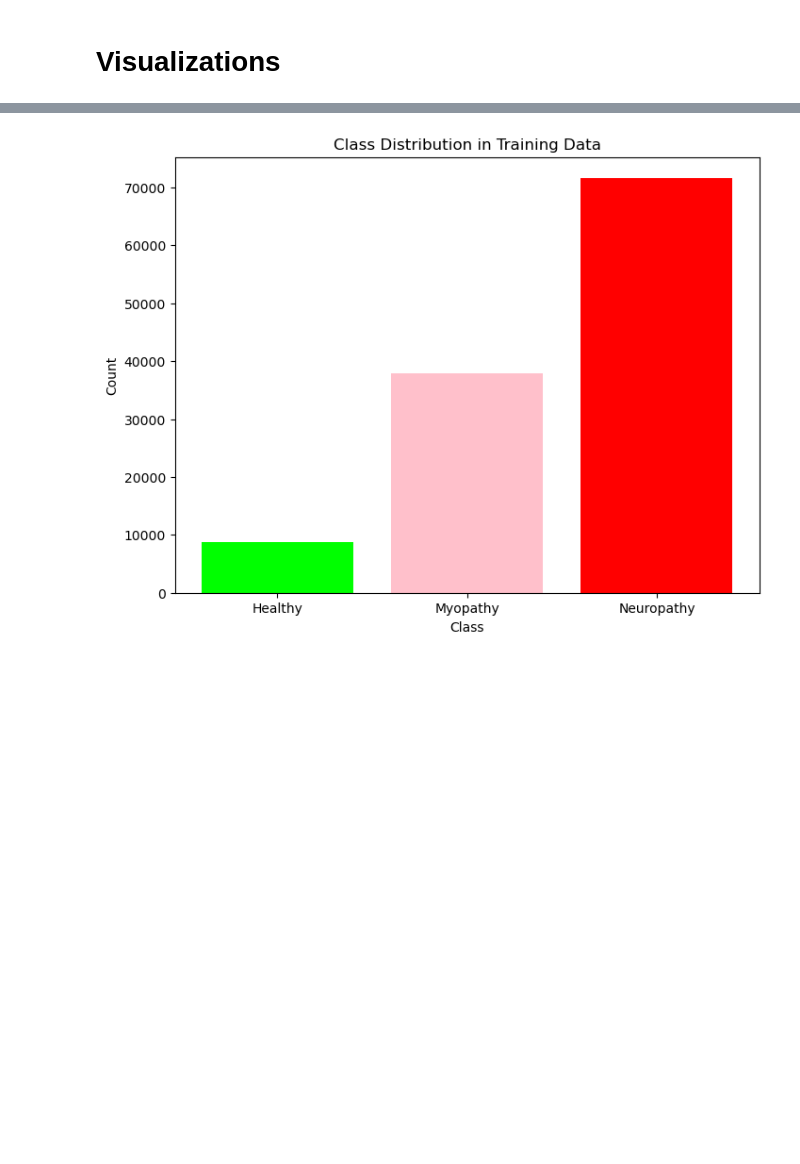
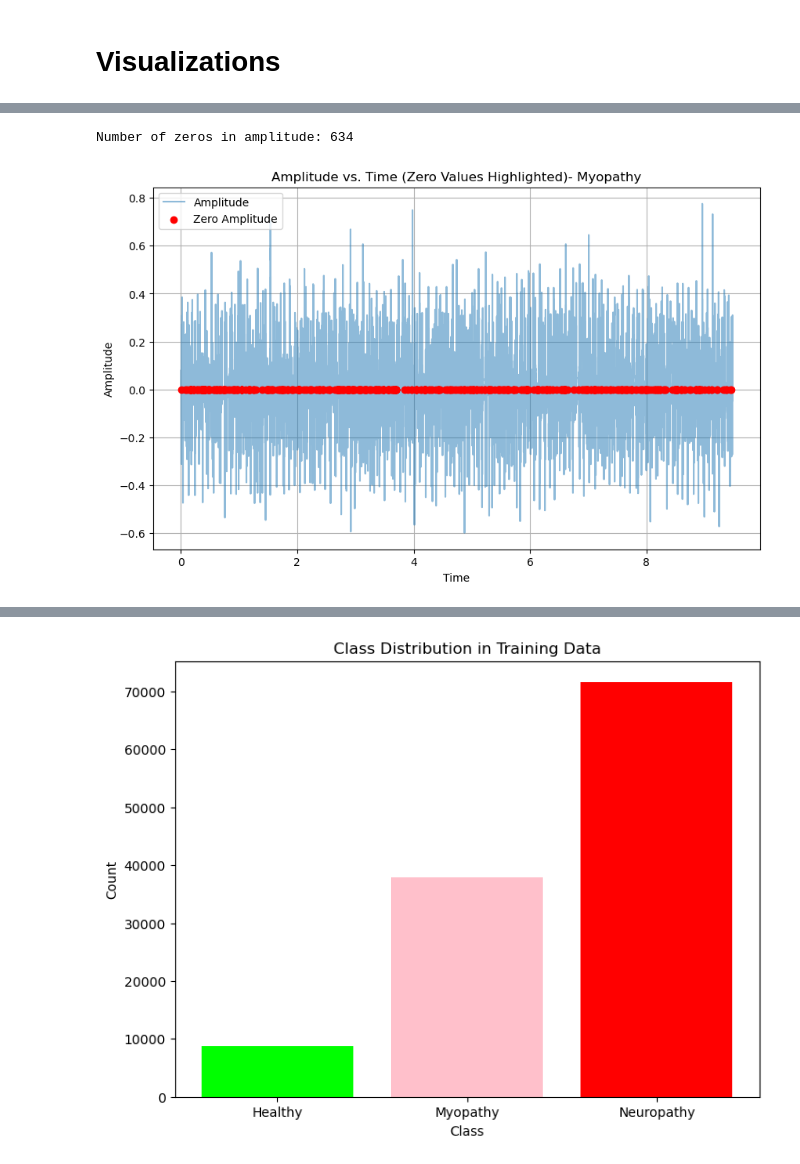
Before and after one commit to Kgopolang/Nerve-Damage-Analysis, a Jupyter notebook: NerveDamageAnalysis.ipynb, the cells around one changed output, grey strips where cells are left out. Saved outputs shown, nothing was run; the diff lists cells and outputs as text; code cells hidden in the pictures; blank space fills up the shorter version.

```diff
--- a/NerveDamageAnalysis.ipynb
+++ b/NerveDamageAnalysis.ipynb
@@ -59,0 +106,2 @@ dtype: object
+# %%
+patient2_data = load_check_and_clean('emg_myopathy.txt')
@@ -163,0 +272,22 @@ train_patient3.describe()
+# %%
+# Count the number of zeros in the 'amplitude' column
+zero_count = (train_patient2['amplitude'] == 0).sum()
+print(f"Number of zeros in amplitude: {zero_count}")
+
+# Filter rows where amplitude is zero
+zero_rows = train_patient2[train_patient2['amplitude'] == 0]
+
+# Visualize the zeros with a scatter plot
+plt.figure(figsize=(10, 6))
+plt.plot(train_patient2['time'], train_patient2['amplitude'], label='Amplitude', alpha=0.5)
+plt.scatter(zero_rows['time'], zero_rows['amplitude'], color='red', label='Zero Amplitude', zorder=5)
+plt.title("Amplitude vs. Time (Zero Values Highlighted)- Myopathy")
+plt.xlabel("Time")
+plt.ylabel("Amplitude")
+plt.legend()
+plt.grid(True)
+plt.savefig('Zero Amplitude line_plot_Myopathy.png')
+plt.show()
+# %% [output]
+Number of zeros in amplitude: 634
+[figure, added]
```
Also changed, not shown: parts of 25 cells of this notebook.
